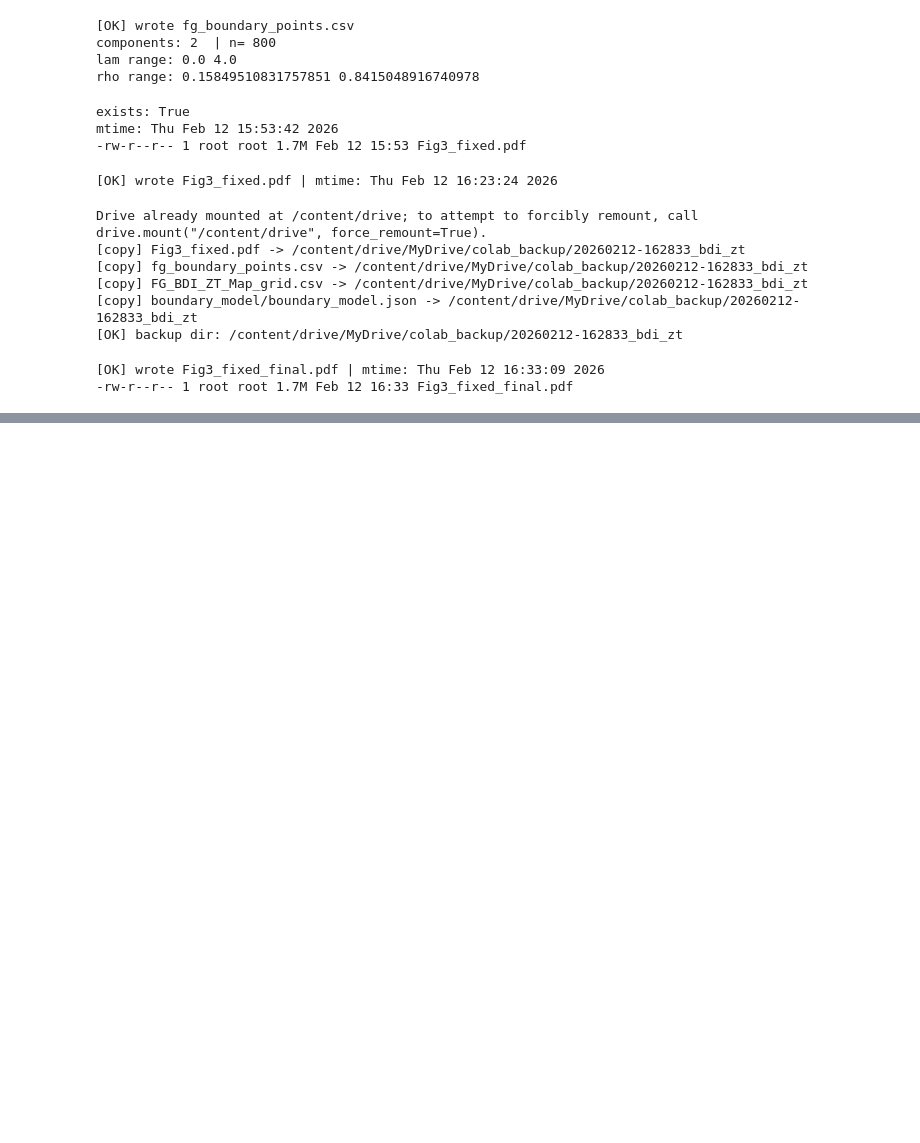
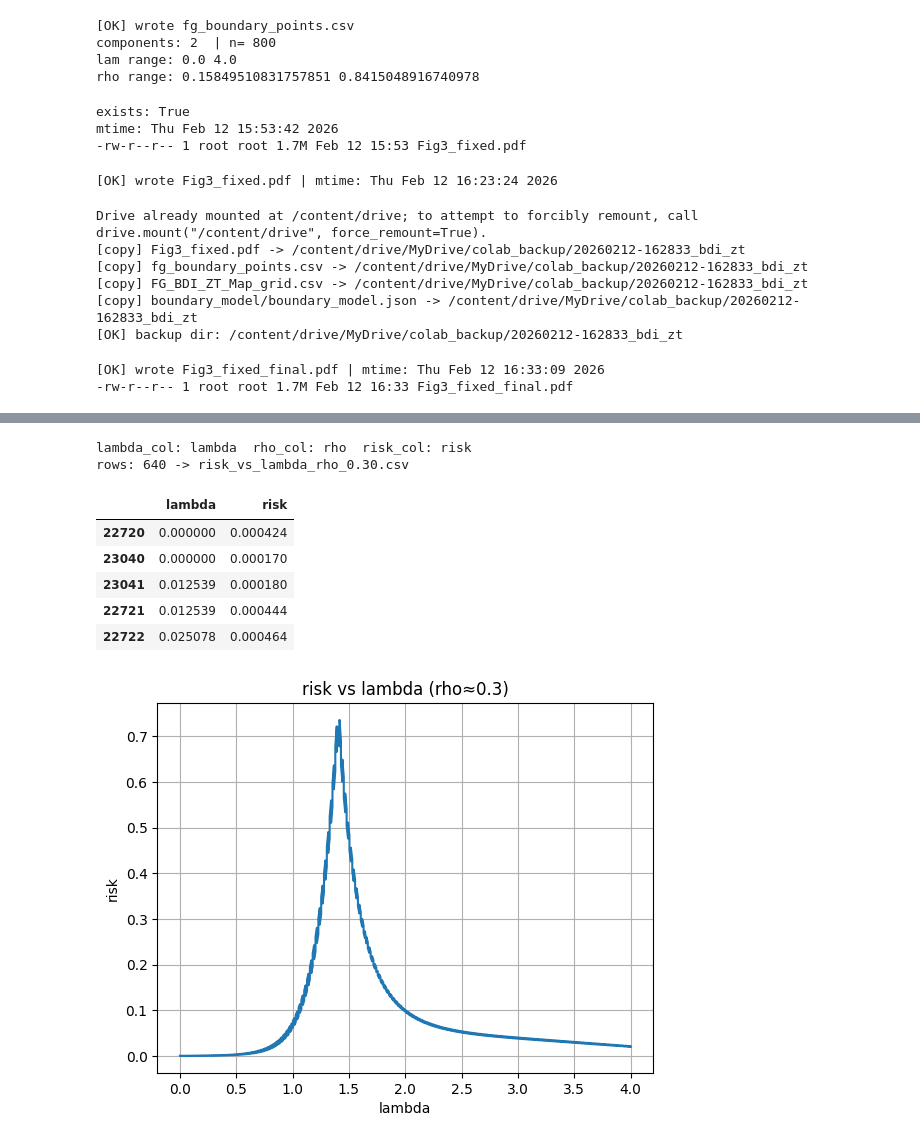
Before and after one commit to MacKumachin/Clifford-FBSM-SignalControl, a Jupyter notebook: Untitled53.ipynb, the cells around one changed output, grey strips where cells are left out. Saved outputs shown, nothing was run; the diff lists cells and outputs as text; code cells hidden in the pictures; blank space fills up the shorter version.

```diff
--- a/Untitled53.ipynb
+++ b/Untitled53.ipynb
@@ -2342,0 +2847,51 @@ print("[OK] wrote", OUT_PDF, "| mtime:", time.ctime(os.path.getmtime(OUT_PDF)))
+# %%
+import numpy as np
+
+# ---- 列名の自動推定（だいたいこれで当たる）----
+def pick_col(cols, keys):
+    cols_l = [c.lower() for c in cols]
+    for k in keys:
+        for c, cl in zip(cols, cols_l):
+            if k in cl:
+                return c
+    return None
+
+col_lam  = pick_col(df.columns, ["lambda","lam","lmbd","κ","kappa"])
+col_rho  = pick_col(df.columns, ["rho","d/d","ratio"])
+col_risk = pick_col(df.columns, ["risk","score","hazard"])
+
+print("lambda_col:", col_lam, " rho_col:", col_rho, " risk_col:", col_risk)
+
+# ---- ρ固定で抽出 ----
+rho0 = 0.30
+tol  = 5e-3   # 0.005 くらいでまずは十分（ダメなら 1e-2 に上げる）
+
+sub = df[np.abs(df[col_rho] - rho0) <= tol].copy()
+sub = sub.sort_values(col_lam)
+
+out = sub[[col_lam, col_risk]].rename(columns={col_lam:"lambda", col_risk:"risk"})
+out_path = f"risk_vs_lambda_rho_{rho0:.2f}.csv"
+out.to_csv(out_path, index=False)
+
+print("rows:", len(out), "->", out_path)
+display(out.head())
+
+# ---- 確認プロット ----
+import matplotlib.pyplot as plt
+plt.figure()
+plt.plot(out["lambda"], out["risk"])
+plt.xlabel("lambda")
+plt.ylabel("risk")
+plt.title(f"risk vs lambda (rho≈{rho0})")
+plt.grid(True)
+plt.show()
+# %% [output]
+lambda_col: lambda  rho_col: rho  risk_col: risk
+rows: 640 -> risk_vs_lambda_rho_0.30.csv
+|  | lambda | risk |
+| 22720 | 0.000000 | 0.000424 |
+| 23040 | 0.000000 | 0.000170 |
+| 23041 | 0.012539 | 0.000180 |
+| 22721 | 0.012539 | 0.000444 |
+| 22722 | 0.025078 | 0.000464 |
+[figure, added]
```
Also changed, not shown: parts of 15 cells of this notebook.
